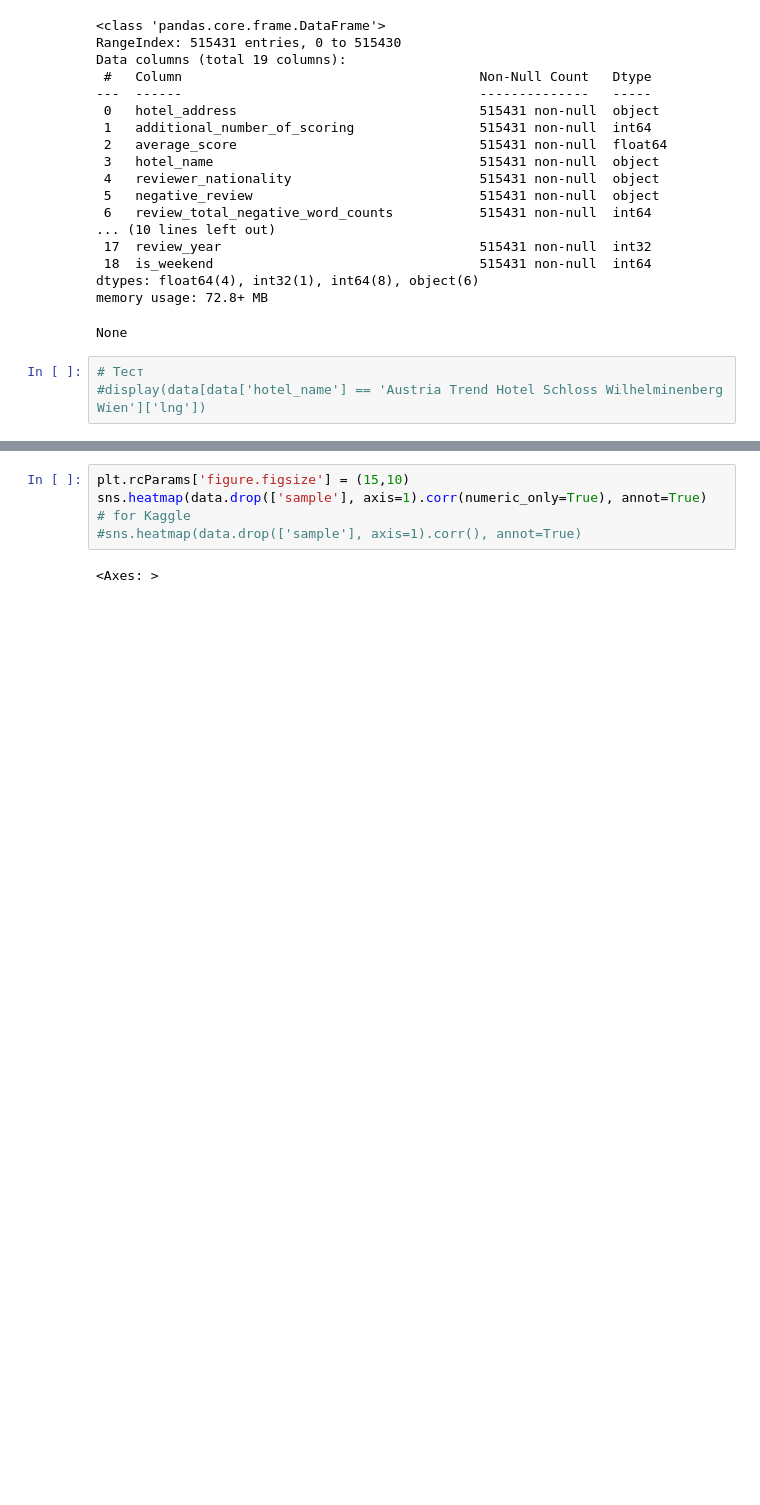
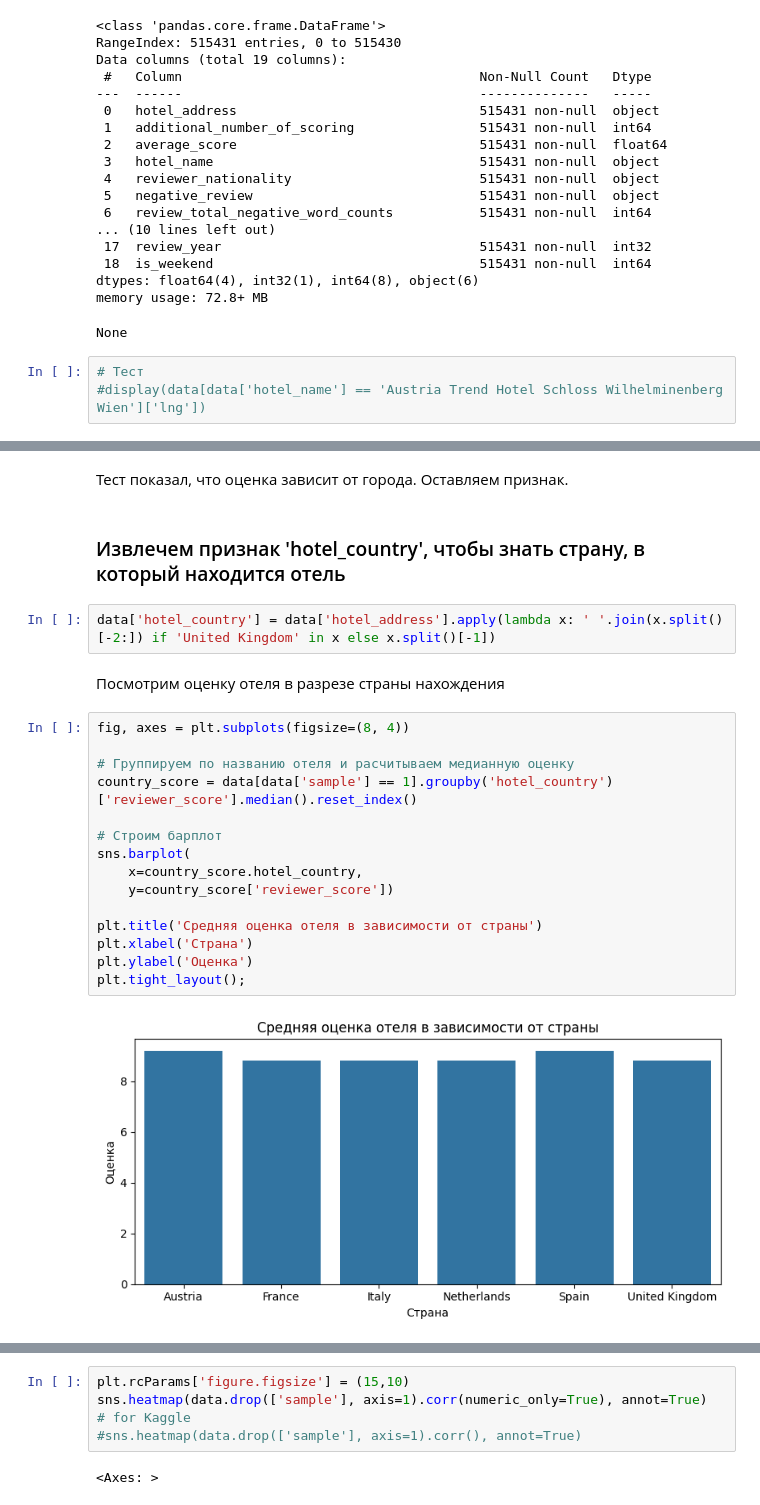
Before and after one commit to vokhmianin-da/Project-3-Holels-for-Kaggle, a Jupyter notebook: Project 3 Hotels.ipynb, the cells around one changed output, grey strips where cells are left out. Cells and saved outputs as stored; diff of their text form; blank space fills up the shorter version.

```diff
--- a/Project 3 Hotels.ipynb
+++ b/Project 3 Hotels.ipynb
@@ -273,0 +509,25 @@ None
+# %% [markdown]
+Тест показал, что оценка зависит от города. Оставляем признак.
+# %% [markdown]
+###  Извлечем признак 'hotel_country', чтобы знать страну, в который находится отель
+# %%
+data['hotel_country'] = data['hotel_address'].apply(lambda x: ' '.join(x.split()[-2:]) if 'United Kingdom' in x else x.split()[-1])
+# %% [markdown]
+Посмотрим оценку отеля в разрезе страны нахождения
+# %%
+fig, axes = plt.subplots(figsize=(8, 4))
+
+# Группируем по названию отеля и расчитываем медианную оценку
+country_score = data[data['sample'] == 1].groupby('hotel_country')['reviewer_score'].median().reset_index()
+
+# Строим барплот
+sns.barplot(
+    x=country_score.hotel_country,
+    y=country_score['reviewer_score'])
+
+plt.title('Средняя оценка отеля в зависимости от страны')
+plt.xlabel('Страна')
+plt.ylabel('Оценка')
+plt.tight_layout();
+# %% [output]
+[figure, added]
```
Also changed, not shown: parts of 27 cells of this notebook.
